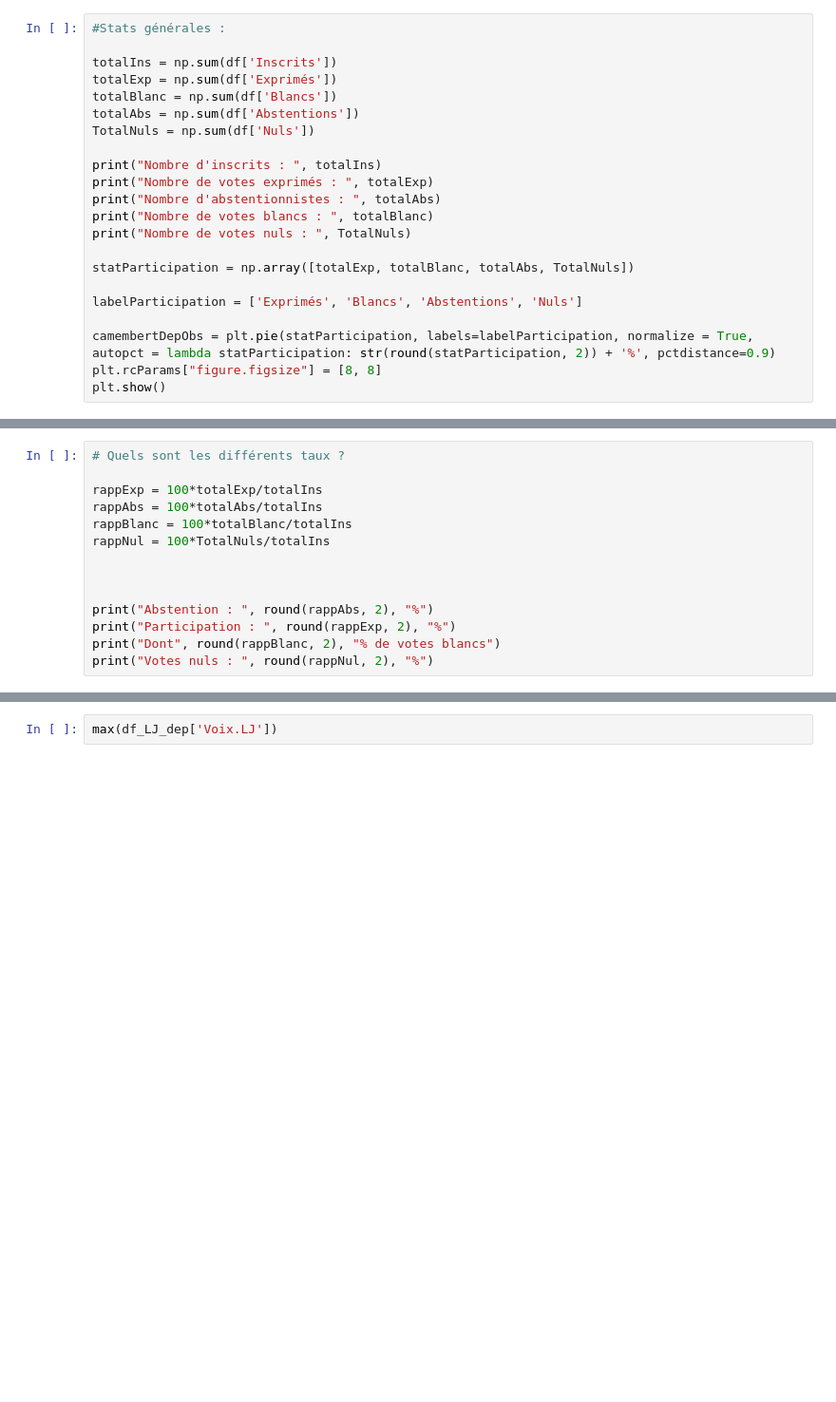
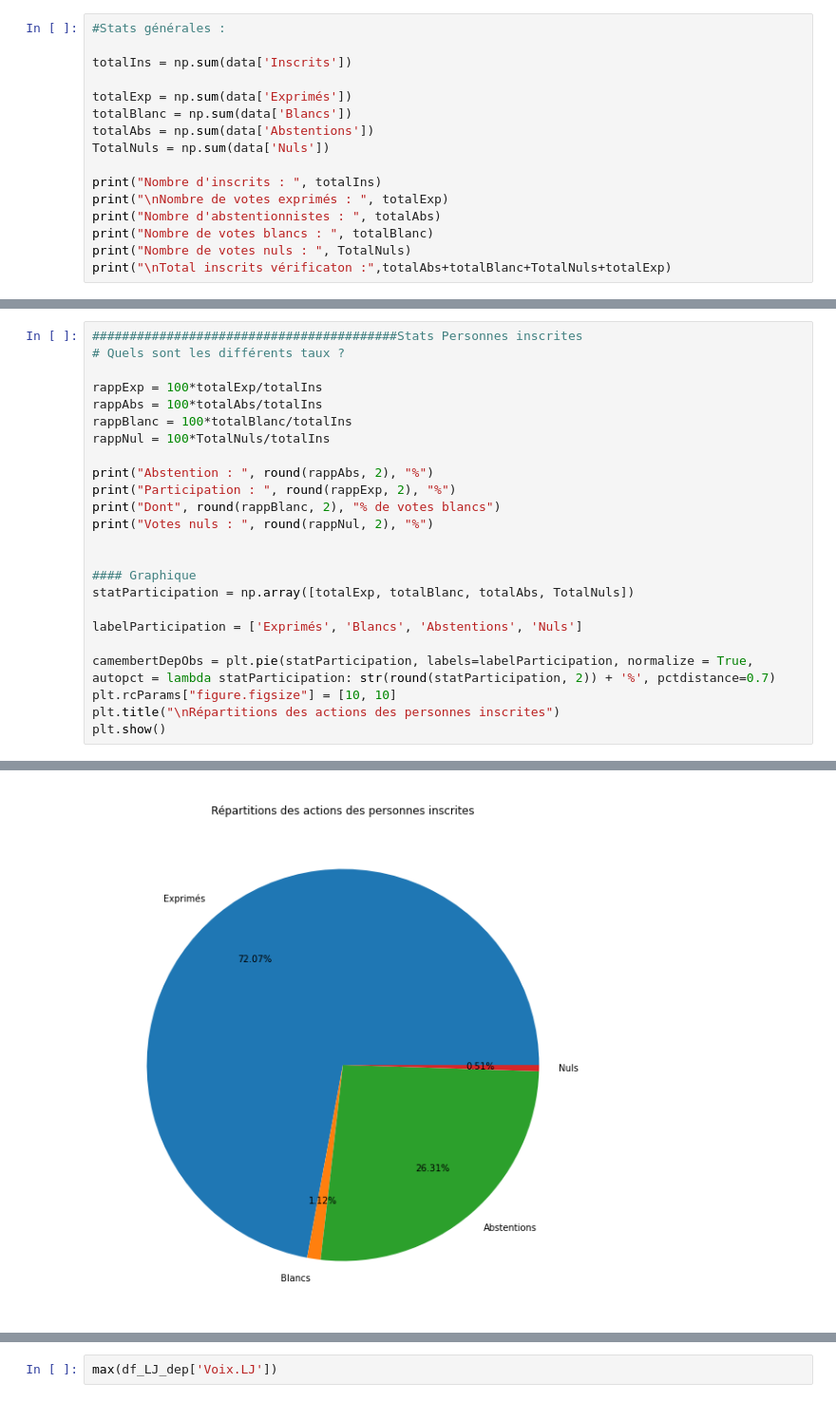
Before and after one commit to BaderEK/AnalyseDeDonnees, a Jupyter notebook: Groupe 2/Groupe 2/rendu.ipynb, the cells around one changed output, grey strips where cells are left out. Shown at 95% size. Drawn from its saved outputs; the diff is of its cells as text; blank space fills up the shorter version.

```diff
--- a/Groupe 2/Groupe 2/rendu.ipynb
+++ b/Groupe 2/Groupe 2/rendu.ipynb
@@ -44,24 +81,18 @@ On calcule le nombre d'inscrits, de participants et de personnes s'étant absten
 # %%
 #Stats générales :
 
-totalIns = np.sum(df['Inscrits'])
-totalExp = np.sum(df['Exprimés'])
-totalBlanc = np.sum(df['Blancs'])
-totalAbs = np.sum(df['Abstentions'])
-TotalNuls = np.sum(df['Nuls'])
+totalIns = np.sum(data['Inscrits'])
+
+totalExp = np.sum(data['Exprimés'])
+totalBlanc = np.sum(data['Blancs'])
+totalAbs = np.sum(data['Abstentions'])
+TotalNuls = np.sum(data['Nuls'])
 
 print("Nombre d'inscrits : ", totalIns)
-print("Nombre de votes exprimés : ", totalExp)
+print("\nNombre de votes exprimés : ", totalExp)
 print("Nombre d'abstentionnistes : ", totalAbs)
 print("Nombre de votes blancs : ", totalBlanc)
 print("Nombre de votes nuls : ", TotalNuls)
-
-statParticipation = np.array([totalExp, totalBlanc, totalAbs, TotalNuls])
-
-labelParticipation = ['Exprimés', 'Blancs', 'Abstentions', 'Nuls']
-
-camembertDepObs = plt.pie(statParticipation, labels=labelParticipation, normalize = True, autopct = lambda statParticipation: str(round(statParticipation, 2)) + '%', pctdistance=0.9)
-plt.rcParams["figure.figsize"] = [8, 8]
-plt.show()
+print("\nTotal inscrits vérificaton :",totalAbs+totalBlanc+TotalNuls+totalExp)
 # %% [output]
 Nombre d'inscrits :  48747231
@@ -73,19 +106,30 @@ Nombre de votes nuls :  247150
 # %%
+#########################################Stats Personnes inscrites
 # Quels sont les différents taux ?
 
 rappExp = 100*totalExp/totalIns
 rappAbs = 100*totalAbs/totalIns
 rappBlanc = 100*totalBlanc/totalIns
 rappNul = 100*TotalNuls/totalIns
 
-
-
 print("Abstention : ", round(rappAbs, 2), "%")
 print("Participation : ", round(rappExp, 2), "%")
 print("Dont", round(rappBlanc, 2), "% de votes blancs")
 print("Votes nuls : ", round(rappNul, 2), "%")
+
+
+#### Graphique
+statParticipation = np.array([totalExp, totalBlanc, totalAbs, TotalNuls])
+
+labelParticipation = ['Exprimés', 'Blancs', 'Abstentions', 'Nuls']
+
+camembertDepObs = plt.pie(statParticipation, labels=labelParticipation, normalize = True, autopct = lambda statParticipation: str(round(statParticipation, 2)) + '%', pctdistance=0.7)
+plt.rcParams["figure.figsize"] = [10, 10]
+plt.title("\nRépartitions des actions des personnes inscrites")
+plt.show()
 # %% [output]
 Abstention :  26.31 %
 Participation :  72.07 %
 Dont 1.12 % de votes blancs
 Votes nuls :  0.51 %
+[figure, added]
```
Also changed, not shown: parts of 42 cells of this notebook.
